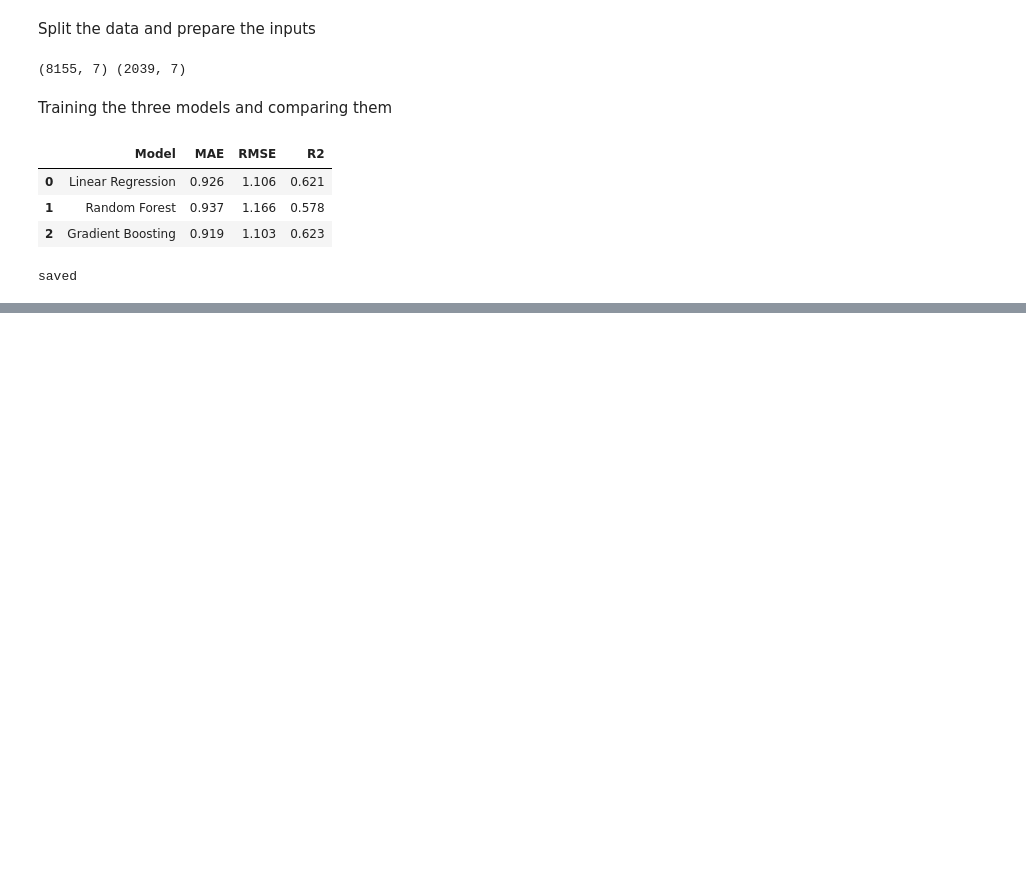
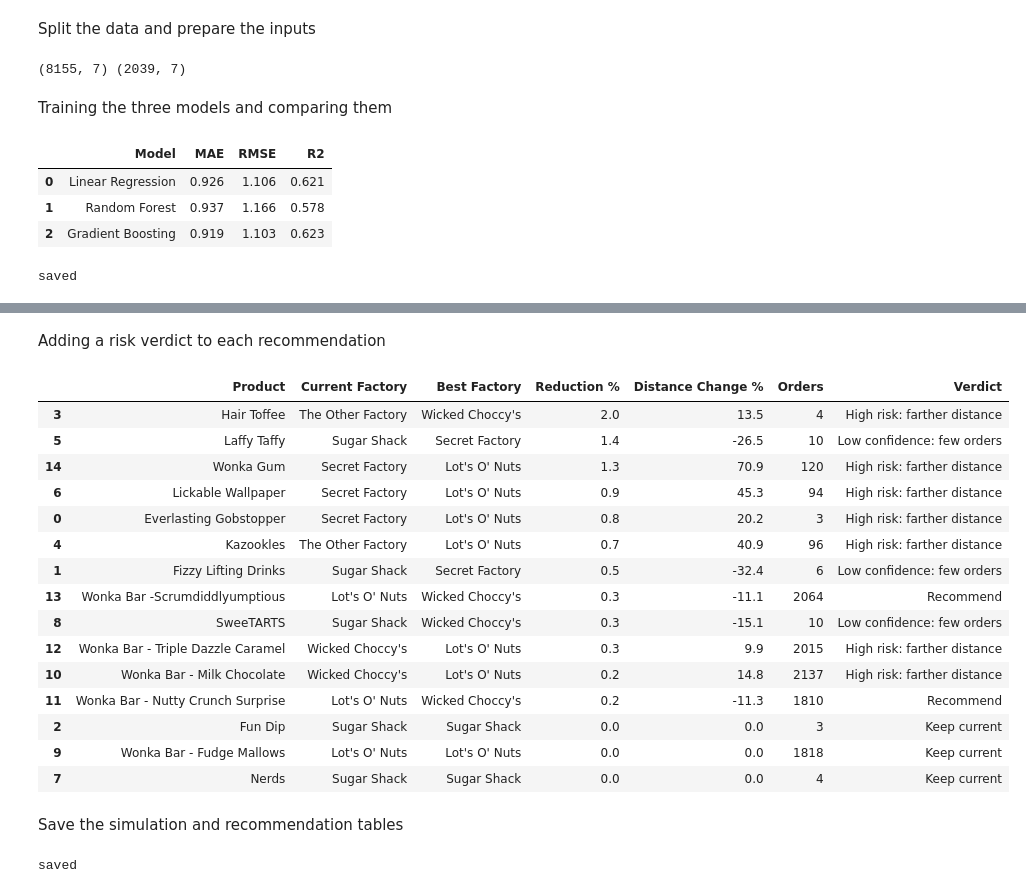
Before and after one commit to NityaRanout-2496/nassau-candy-shipping-optimization, a Jupyter notebook: notebooks/02_modeling.ipynb, the cells around one changed output, grey strips where cells are left out. Drawn from its saved outputs; the diff is of its cells as text; code cells hidden in the pictures; blank space fills up the shorter version.

```diff
--- a/notebooks/02_modeling.ipynb
+++ b/notebooks/02_modeling.ipynb
@@ -86,0 +209,39 @@ saved
+# %% [markdown]
+Adding a risk verdict to each recommendation
+# %%
+def verdict(r):
+    if r["Reduction %"] == 0:
+        return "Keep current"
+    if r["Distance Change %"] > 5:
+        return "High risk: farther distance"
+    if r["Orders"] < 20:
+        return "Low confidence: few orders"
+    return "Recommend"
+
+rec["Verdict"] = rec.apply(verdict, axis=1)
+rec[["Product", "Current Factory", "Best Factory", "Reduction %", "Distance Change %", "Orders", "Verdict"]].round(1)
+# %% [output]
+|  | Product | Current Factory | Best Factory | Reduction % | Distance Change % | Orders | Verdict |
+| 3 | Hair Toffee | The Other Factory | Wicked Choccy's | 2.0 | 13.5 | 4 | High risk: farther distance |
+| 5 | Laffy Taffy | Sugar Shack | Secret Factory | 1.4 | -26.5 | 10 | Low confidence: few orders |
+| 14 | Wonka Gum | Secret Factory | Lot's O' Nuts | 1.3 | 70.9 | 120 | High risk: farther distance |
+| 6 | Lickable Wallpaper | Secret Factory | Lot's O' Nuts | 0.9 | 45.3 | 94 | High risk: farther distance |
+| 0 | Everlasting Gobstopper | Secret Factory | Lot's O' Nuts | 0.8 | 20.2 | 3 | High risk: farther distance |
+| 4 | Kazookles | The Other Factory | Lot's O' Nuts | 0.7 | 40.9 | 96 | High risk: farther distance |
+| 1 | Fizzy Lifting Drinks | Sugar Shack | Secret Factory | 0.5 | -32.4 | 6 | Low confidence: few orders |
+| 13 | Wonka Bar -Scrumdiddlyumptious | Lot's O' Nuts | Wicked Choccy's | 0.3 | -11.1 | 2064 | Recommend |
+| 8 | SweeTARTS | Sugar Shack | Wicked Choccy's | 0.3 | -15.1 | 10 | Low confidence: few orders |
+| 12 | Wonka Bar - Triple Dazzle Caramel | Wicked Choccy's | Lot's O' Nuts | 0.3 | 9.9 | 2015 | High risk: farther distance |
+| 10 | Wonka Bar - Milk Chocolate | Wicked Choccy's | Lot's O' Nuts | 0.2 | 14.8 | 2137 | High risk: farther distance |
+| 11 | Wonka Bar - Nutty Crunch Surprise | Lot's O' Nuts | Wicked Choccy's | 0.2 | -11.3 | 1810 | Recommend |
+| 2 | Fun Dip | Sugar Shack | Sugar Shack | 0.0 | 0.0 | 3 | Keep current |
+| 9 | Wonka Bar - Fudge Mallows | Lot's O' Nuts | Lot's O' Nuts | 0.0 | 0.0 | 1818 | Keep current |
+| 7 | Nerds | Sugar Shack | Sugar Shack | 0.0 | 0.0 | 4 | Keep current |
+# %% [markdown]
+Save the simulation and recommendation tables
+# %%
+sim_table.to_csv("../data/processed/simulation_table.csv")
+rec.to_csv("../data/processed/recommendations.csv", index=False)
+print("saved")
+# %% [output]
+saved
```
Also changed, not shown: parts of 6 cells of this notebook, 2 other files.
